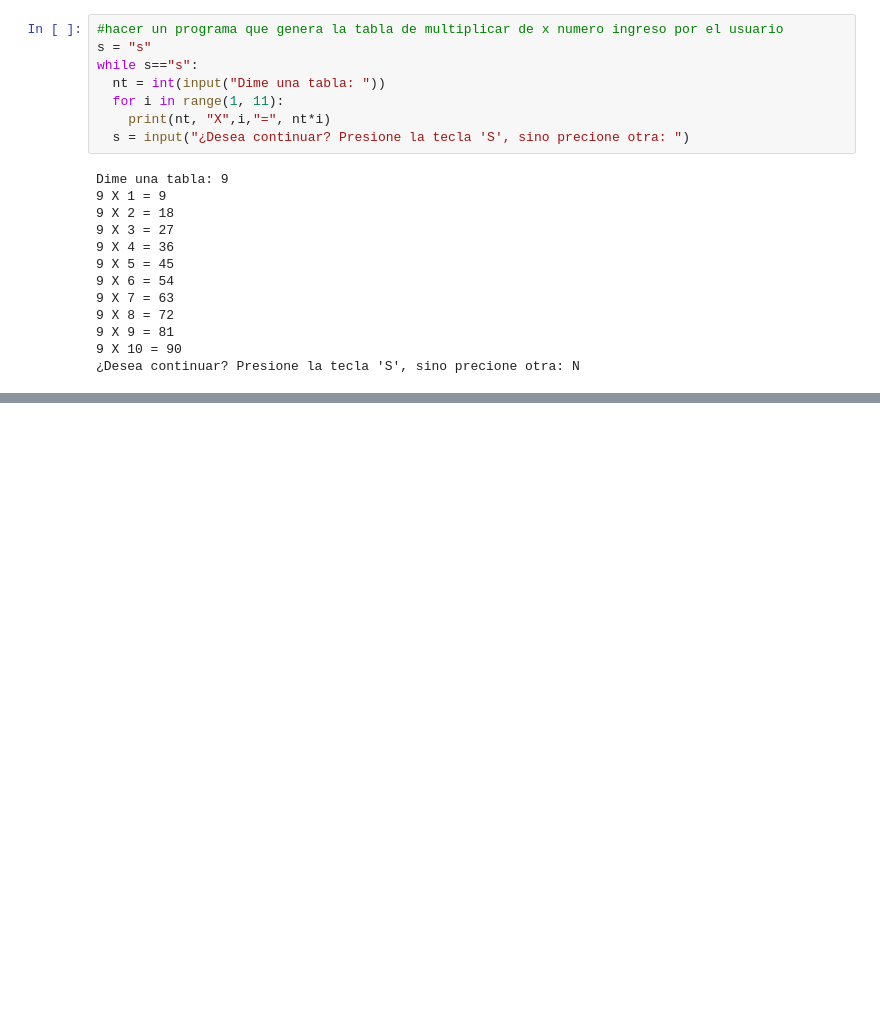
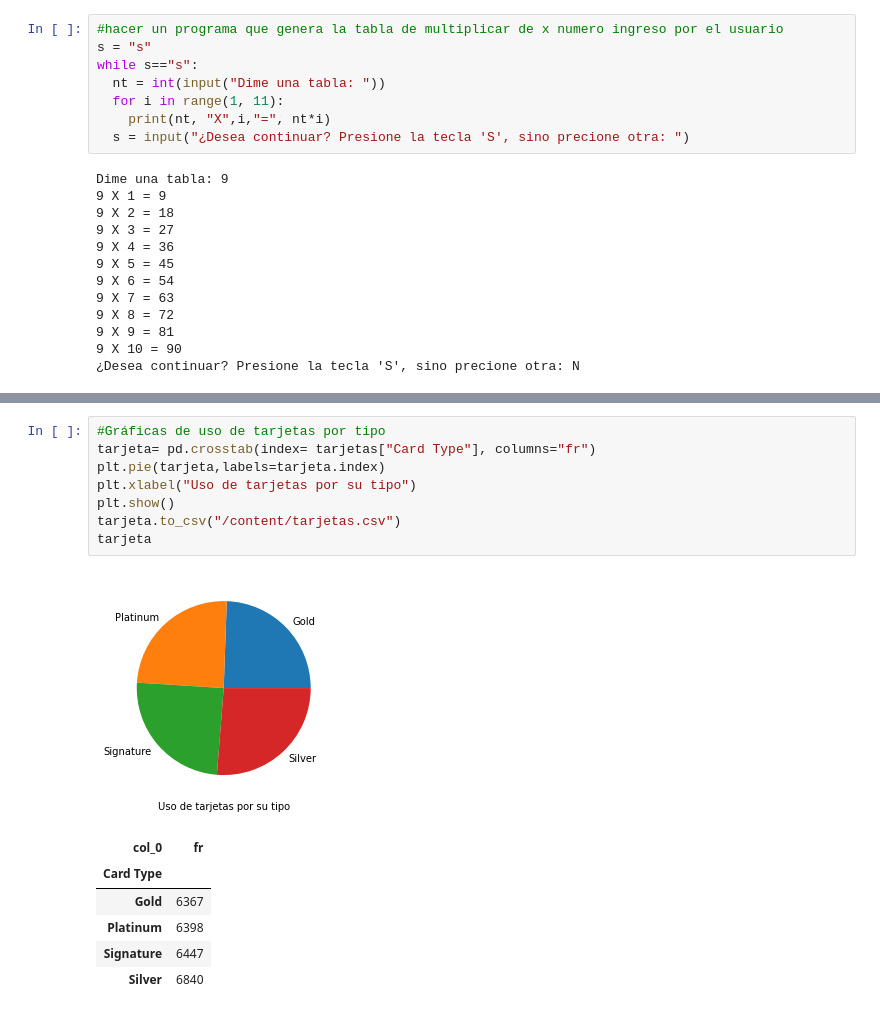
Before and after one commit to Iza091/PhytonCodes, a Jupyter notebook: CodigosPy.ipynb, the cells around one changed output, grey strips where cells are left out. Saved outputs shown, nothing was run; the diff lists cells and outputs as text; blank space fills up the shorter version.

```diff
--- a/CodigosPy.ipynb
+++ b/CodigosPy.ipynb
@@ -444,0 +516,16 @@ Dime una tabla: 9
+# %%
+#Gráficas de uso de tarjetas por tipo
+tarjeta= pd.crosstab(index= tarjetas["Card Type"], columns="fr")
+plt.pie(tarjeta,labels=tarjeta.index)
+plt.xlabel("Uso de tarjetas por su tipo")
+plt.show()
+tarjeta.to_csv("/content/tarjetas.csv")
+tarjeta
+# %% [output]
+[figure, added]
+| col_0 | fr |
+| Card Type |  |
+| Gold | 6367 |
+| Platinum | 6398 |
+| Signature | 6447 |
+| Silver | 6840 |
```
Also changed, not shown: parts of 19 cells of this notebook.
